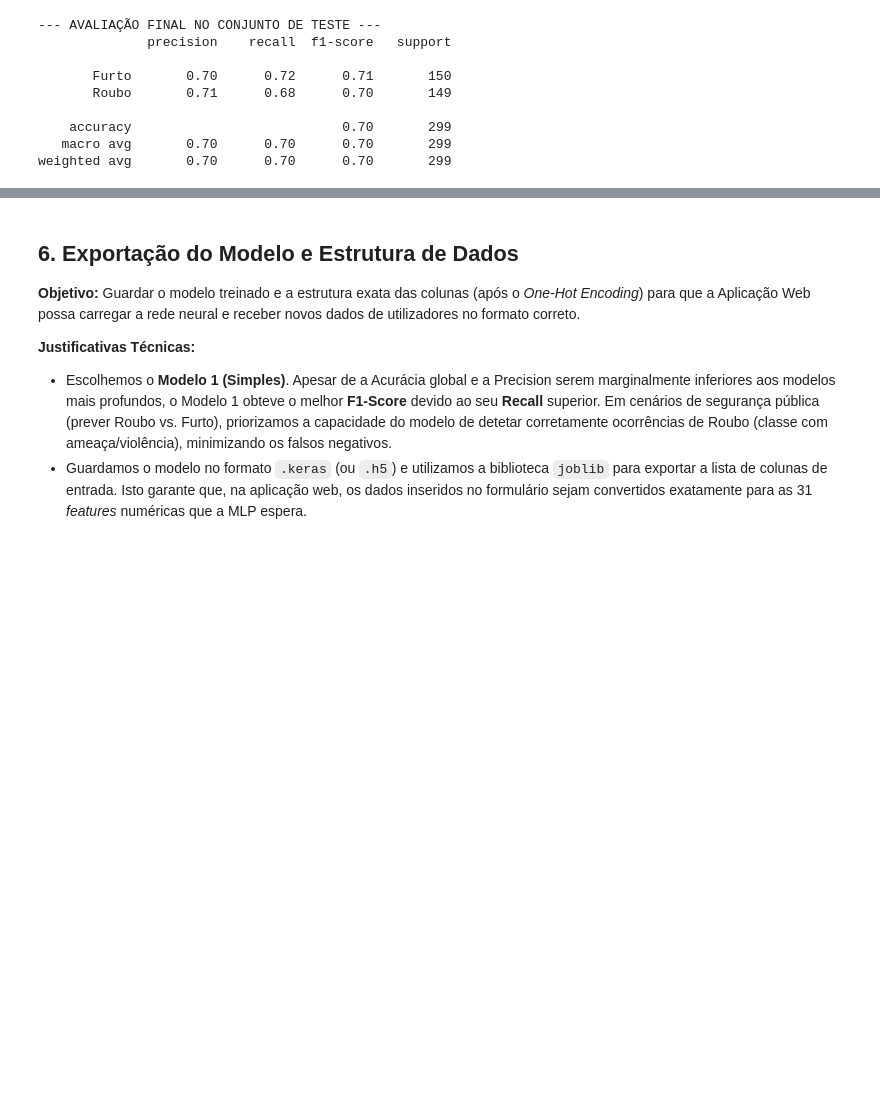
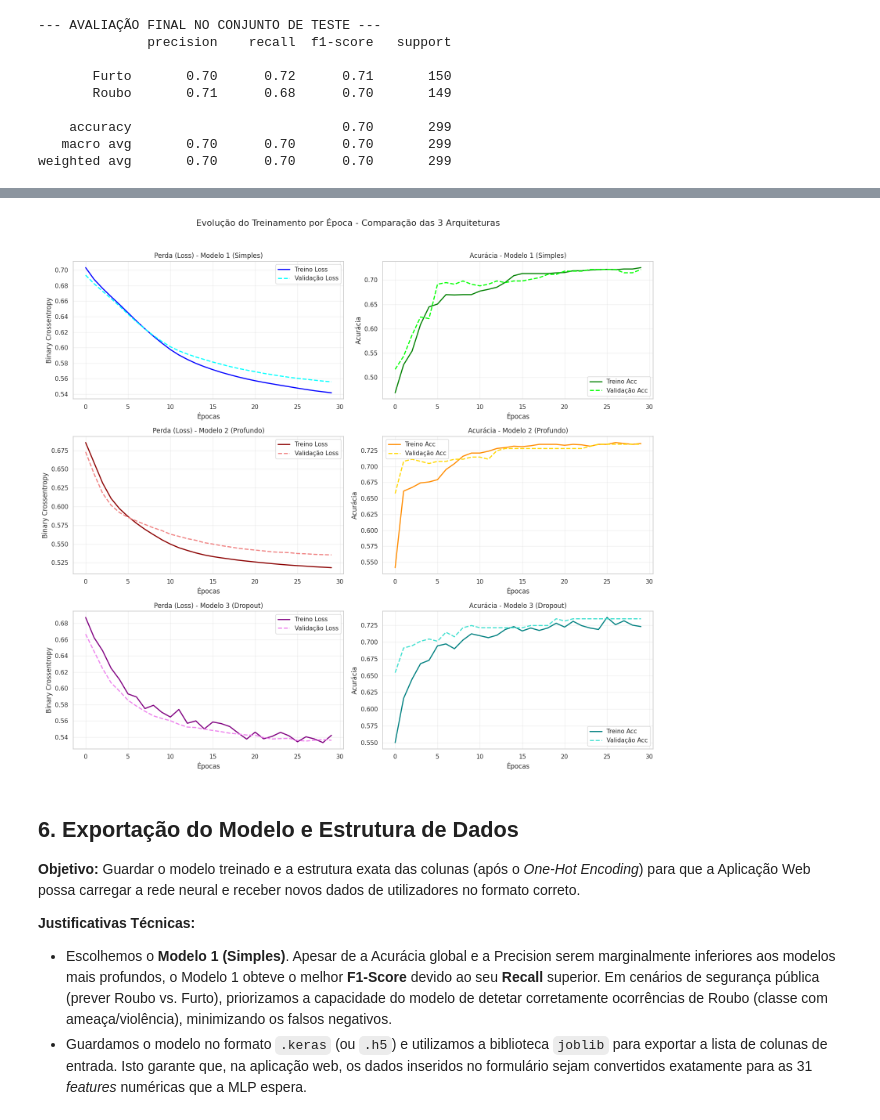
Before and after one commit to MatheusGuedes02/Global-Solution---Aprendizado-Profundo-com-Redes-Neurais-Convolucionais, a Jupyter notebook: Global_Solution_Segurança_pública_inteligente_em_São_Paulo.ipynb, the cells around one changed output, grey strips where cells are left out. Saved outputs shown, nothing was run; the diff lists cells and outputs as text; code cells hidden in the pictures; blank space fills up the shorter version.

Commit message:
FEAT: Adiciona graficos sobre a evolução do modelo

```diff
--- a/Global_Solution_Segurança_pública_inteligente_em_São_Paulo.ipynb
+++ b/Global_Solution_Segurança_pública_inteligente_em_São_Paulo.ipynb
@@ -410,3 +420,36 @@ weighted avg       0.70      0.70      0.70       299
+# %%
+# Criando uma grade de gráficos: 3 linhas (uma para cada modelo) e 2 colunas (Loss e Accuracy)
+fig, axes = plt.subplots(3, 2, figsize=(16, 14))
+fig.suptitle('Evolução do Treinamento por Época - Comparação das 3 Arquiteturas', fontsize=16, y=1.02)
+
+historicos = [history_1, history_2, history_3]
+nomes_modelos = ['Modelo 1 (Simples)', 'Modelo 2 (Profundo)', 'Modelo 3 (Dropout)']
+cores_loss = [('blue', 'cyan'), ('darkred', 'lightcoral'), ('purple', 'violet')]
+cores_acc = [('green', 'lime'), ('darkorange', 'gold'), ('teal', 'turquoise')]
+
+for i, (hist, nome) in enumerate(zip(historicos, nomes_modelos)):
+    # 1. Gráfico de Perda (Loss)
+    axes[i, 0].plot(hist.history['loss'], label='Treino Loss', color=cores_loss[i][0], linewidth=2)
+    axes[i, 0].plot(hist.history['val_loss'], label='Validação Loss', color=cores_loss[i][1], linewidth=2, linestyle='--')
+    axes[i, 0].set_title(f'Perda (Loss) - {nome}')
+    axes[i, 0].set_xlabel('Épocas')
+    axes[i, 0].set_ylabel('Binary Crossentropy')
+    axes[i, 0].legend()
+    axes[i, 0].grid(True, alpha=0.3)
+
+    # 2. Gráfico de Acurácia (Accuracy)
+    axes[i, 1].plot(hist.history['accuracy'], label='Treino Acc', color=cores_acc[i][0], linewidth=2)
+    axes[i, 1].plot(hist.history['val_accuracy'], label='Validação Acc', color=cores_acc[i][1], linewidth=2, linestyle='--')
+    axes[i, 1].set_title(f'Acurácia - {nome}')
+    axes[i, 1].set_xlabel('Épocas')
+    axes[i, 1].set_ylabel('Acurácia')
+    axes[i, 1].legend()
+    axes[i, 1].grid(True, alpha=0.3)
+
+plt.tight_layout()
+plt.show()
+# %% [output]
+[figure, added]
 # %% [markdown]
 ## 6. Exportação do Modelo e Estrutura de Dados
 
```
Also changed, not shown: parts of 3 cells of this notebook.
